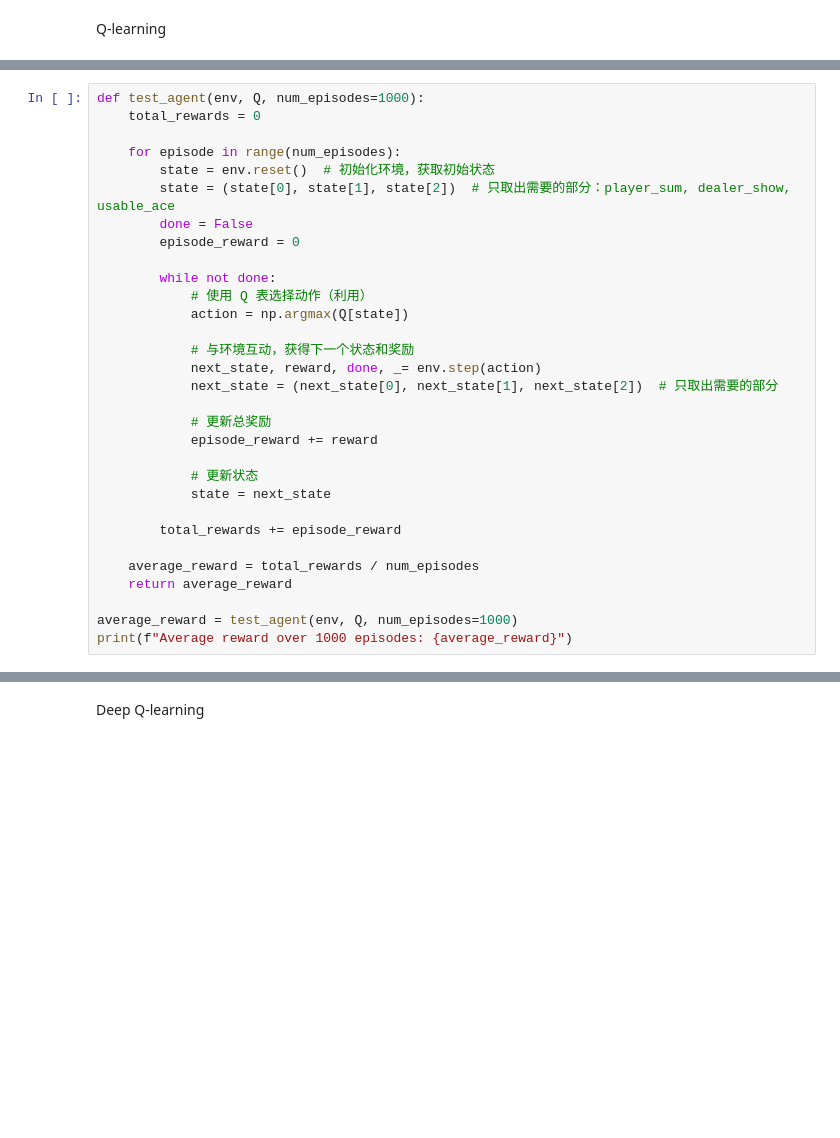
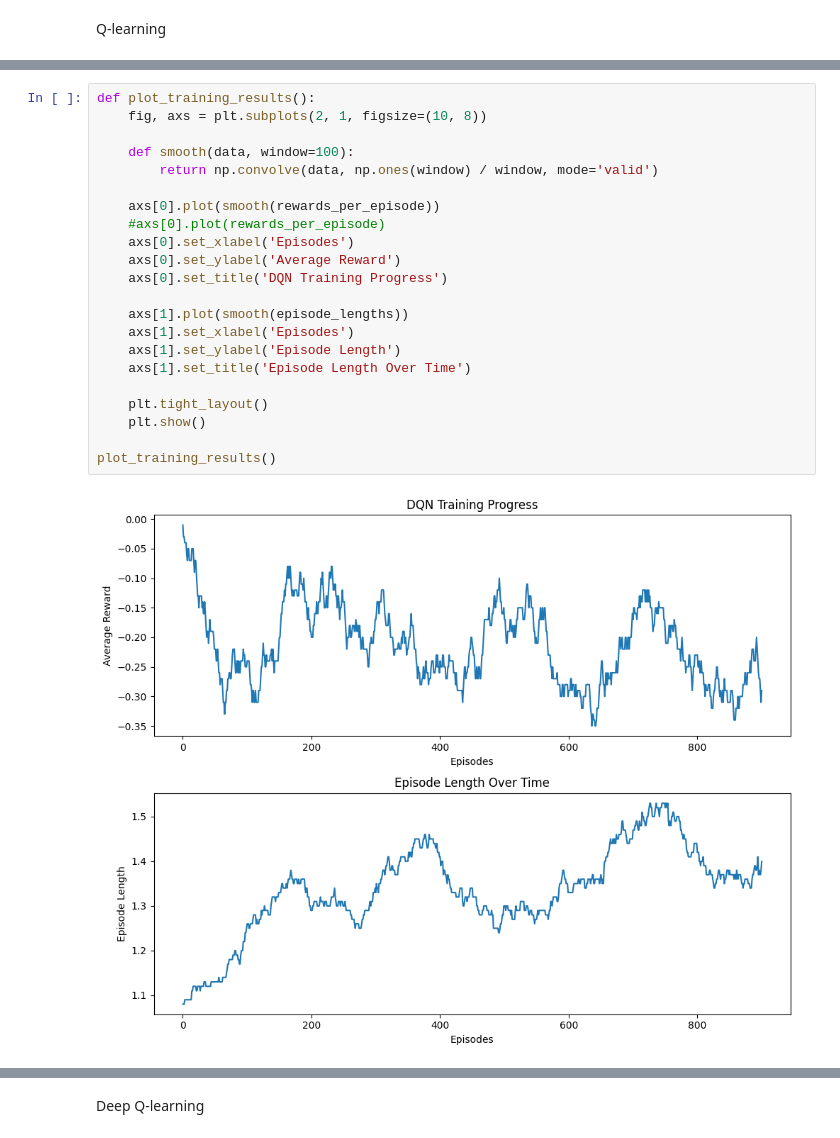
Before and after one commit to vlada270/RL_Blackjack, a Jupyter notebook: Q_learning&DQN.ipynb, the cells around one changed output, grey strips where cells are left out. Saved outputs shown, nothing was run; the diff lists cells and outputs as text; blank space fills up the shorter version.

Commit message:
add visualization and play function

```diff
--- a/Q_learning&DQN.ipynb
+++ b/Q_learning&DQN.ipynb
@@ -134,31 +124,24 @@ print("训练完成！")
-# %%
-def test_agent(env, Q, num_episodes=1000):
-    total_rewards = 0
-
-    for episode in range(num_episodes):
-        state = env.reset()  # 初始化环境，获取初始状态
-        state = (state[0], state[1], state[2])  # 只取出需要的部分：player_sum, dealer_show, usable_ace
-        done = False
-        episode_reward = 0
-
-        while not done:
-            # 使用 Q 表选择动作（利用）
-            action = np.argmax(Q[state])
-
-            # 与环境互动，获得下一个状态和奖励
-            next_state, reward, done, _= env.step(action)
-            next_state = (next_state[0], next_state[1], next_state[2])  # 只取出需要的部分
-
-            # 更新总奖励
-            episode_reward += reward
-
-            # 更新状态
-            state = next_state
-
-        total_rewards += episode_reward
-
-    average_reward = total_rewards / num_episodes
-    return average_reward
-
-average_reward = test_agent(env, Q, num_episodes=1000)
-print(f"Average reward over 1000 episodes: {average_reward}")
+# %%
+def plot_training_results():
+    fig, axs = plt.subplots(2, 1, figsize=(10, 8))
+
+    def smooth(data, window=100):
+        return np.convolve(data, np.ones(window) / window, mode='valid')
+
+    axs[0].plot(smooth(rewards_per_episode))
+    #axs[0].plot(rewards_per_episode)
+    axs[0].set_xlabel('Episodes')
+    axs[0].set_ylabel('Average Reward')
+    axs[0].set_title('DQN Training Progress')
+
+    axs[1].plot(smooth(episode_lengths))
+    axs[1].set_xlabel('Episodes')
+    axs[1].set_ylabel('Episode Length')
+    axs[1].set_title('Episode Length Over Time')
+
+    plt.tight_layout()
+    plt.show()
+
+plot_training_results()
+# %% [output]
+[figure, added]
```
Also changed, not shown: parts of 15 cells of this notebook.
